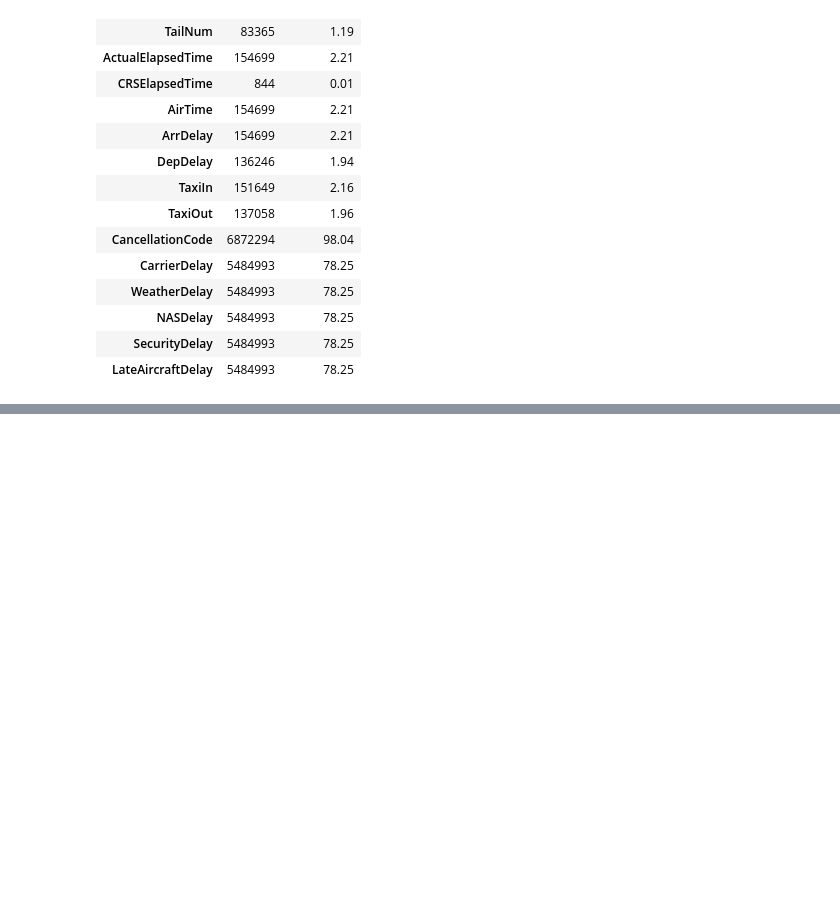
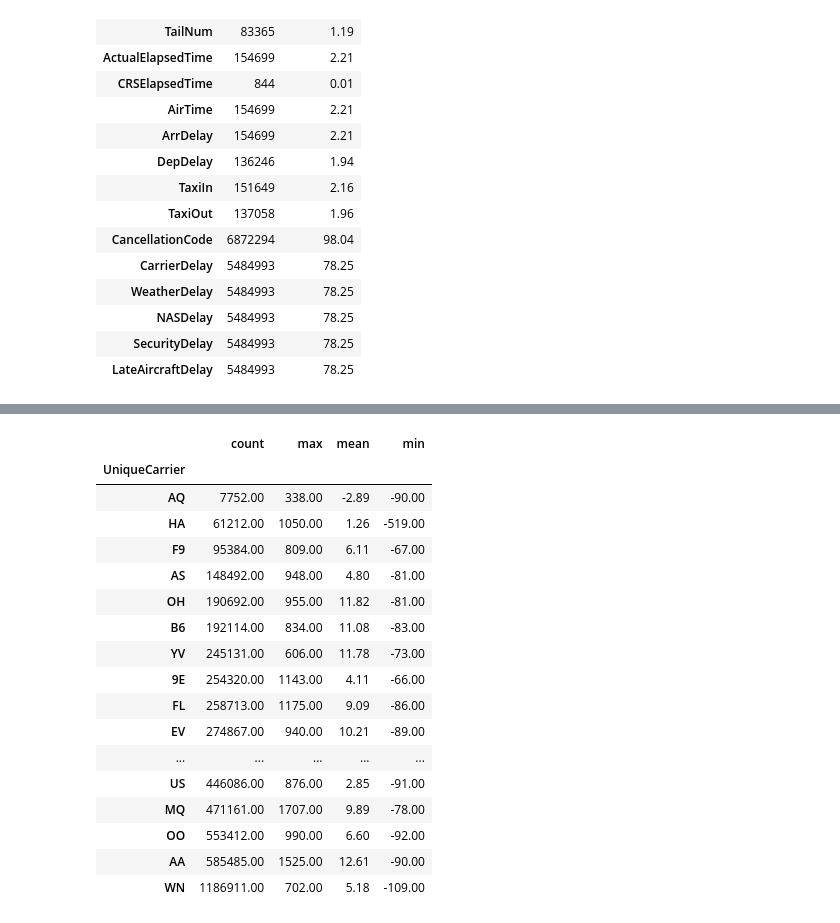
Before and after one commit to danghung-dev/cbd-assignment, a Jupyter notebook: assignment5_Airline_Arrival/assignment5.ipynb, the cells around one changed output, grey strips where cells are left out. Cells and saved outputs as stored; diff of their text form; code cells hidden in the pictures; blank space fills up the shorter version.

```diff
--- a/assignment5_Airline_Arrival/assignment5.ipynb
+++ b/assignment5_Airline_Arrival/assignment5.ipynb
@@ -151,0 +196,29 @@ missingValueColumnsFrame
+# %%
+# function that extract statistical parameters from a grouby objet:
+def get_stats(group):
+    return {'min': group.min(), 'max': group.max(),
+            'count': group.count(), 'mean': group.mean()}
+#_______________________________________________________________
+# Creation of a dataframe with statitical infos on each airline:
+global_stats = data['ArrDelay'].groupby(data['UniqueCarrier']).apply(get_stats).unstack()
+global_stats = global_stats.sort_values('count')
+global_stats
+# %% [output]
+|  | count | max | mean | min |
+| UniqueCarrier |  |  |  |  |
+| AQ | 7752.00 | 338.00 | -2.89 | -90.00 |
+| HA | 61212.00 | 1050.00 | 1.26 | -519.00 |
+| F9 | 95384.00 | 809.00 | 6.11 | -67.00 |
+| AS | 148492.00 | 948.00 | 4.80 | -81.00 |
+| OH | 190692.00 | 955.00 | 11.82 | -81.00 |
+| B6 | 192114.00 | 834.00 | 11.08 | -83.00 |
+| YV | 245131.00 | 606.00 | 11.78 | -73.00 |
+| 9E | 254320.00 | 1143.00 | 4.11 | -66.00 |
+| FL | 258713.00 | 1175.00 | 9.09 | -86.00 |
+| EV | 274867.00 | 940.00 | 10.21 | -89.00 |
+| ... | ... | ... | ... | ... |
+| US | 446086.00 | 876.00 | 2.85 | -91.00 |
+| MQ | 471161.00 | 1707.00 | 9.89 | -78.00 |
+| OO | 553412.00 | 990.00 | 6.60 | -92.00 |
+| AA | 585485.00 | 1525.00 | 12.61 | -90.00 |
+| WN | 1186911.00 | 702.00 | 5.18 | -109.00 |
```
Also changed, not shown: parts of 11 cells of this notebook, 1 other file.
